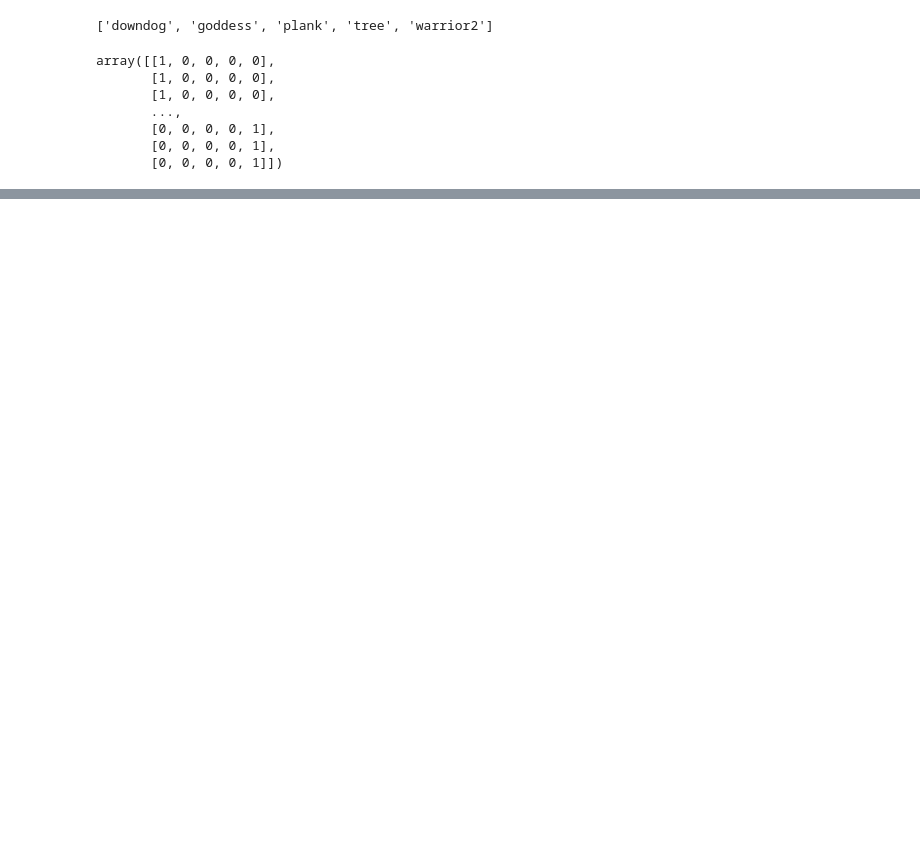
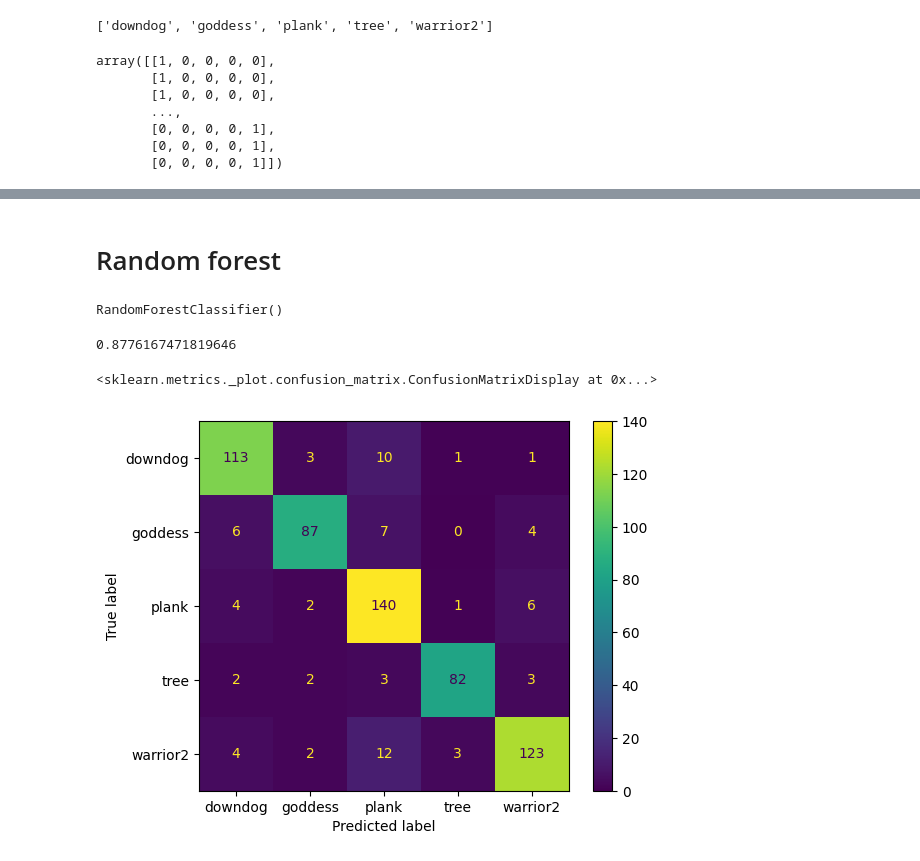
Before and after one commit to jakub-kowalik/analiza-obrazow-cyfrowych-projekt, a Jupyter notebook: src/notebooks/yoga_classifiers.ipynb, the cells around one changed output, grey strips where cells are left out. Saved outputs shown, nothing was run; the diff lists cells and outputs as text; code cells hidden in the pictures; blank space fills up the shorter version.

```diff
--- a/src/notebooks/yoga_classifiers.ipynb
+++ b/src/notebooks/yoga_classifiers.ipynb
@@ -105,0 +121,24 @@ with open('../../models/svm', 'wb') as f:
+# %% [markdown]
+# Random forest
+# %%
+from sklearn.ensemble import RandomForestClassifier
+
+random_forest = RandomForestClassifier()
+# %%
+random_forest.fit(X_train, y_train)
+# %% [output]
+RandomForestClassifier()
+# %%
+y_pred = random_forest.predict(X_test)
+# %%
+from sklearn.metrics import confusion_matrix, ConfusionMatrixDisplay, accuracy_score
+
+print(accuracy_score(y_test, y_pred))
+
+cm = confusion_matrix(y_test, y_pred)
+display = ConfusionMatrixDisplay(cm, display_labels=y_unique)
+display.plot()
+# %% [output]
+0.8776167471819646
+<sklearn.metrics._plot.confusion_matrix.ConfusionMatrixDisplay at 0x...>
+[figure, added]
```
Also changed, not shown: parts of 10 cells of this notebook, 5 other files.
